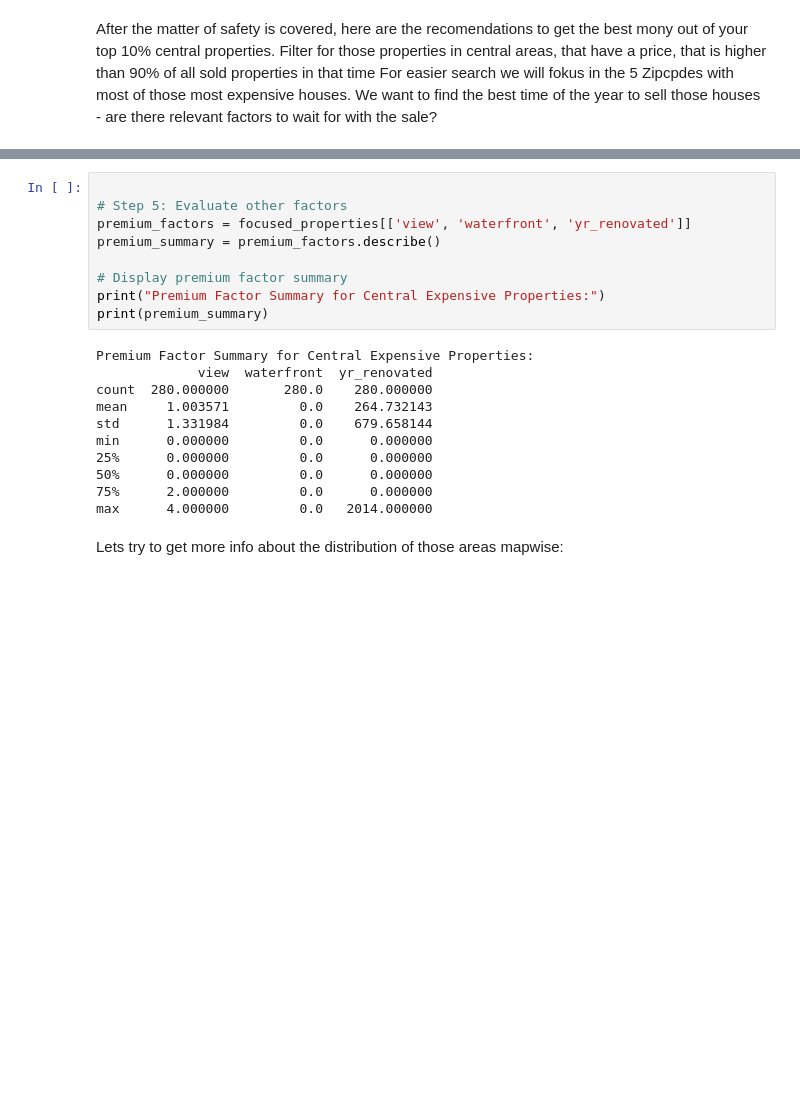
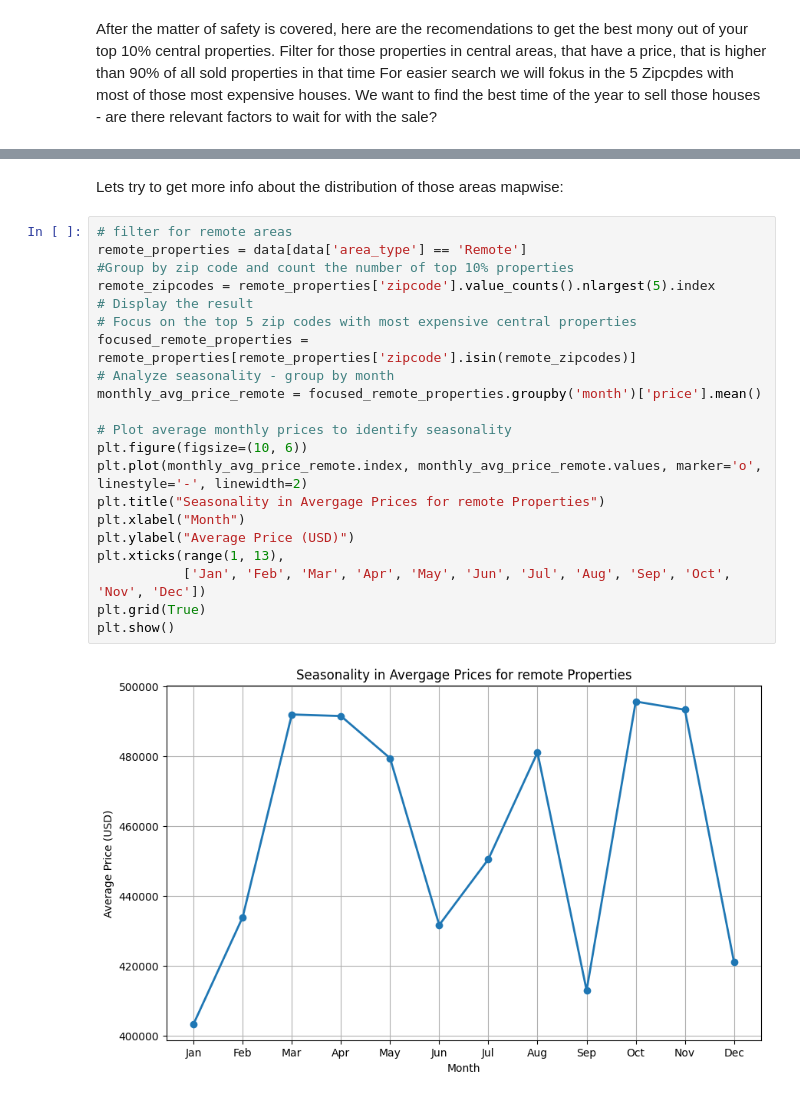
Before and after one commit to ImpromptuCode/dp-eda-project, a Jupyter notebook: test.ipynb, the cells around one changed output, grey strips where cells are left out. Cells and saved outputs as stored; diff of their text form; blank space fills up the shorter version.

```diff
--- a/test.ipynb
+++ b/test.ipynb
@@ -164,25 +214,28 @@ plt.grid(True)
 plt.show()
 # %% [output]
 [figure]
-# %%
-
-# Step 5: Evaluate other factors
-premium_factors = focused_properties[['view', 'waterfront', 'yr_renovated']]
-premium_summary = premium_factors.describe()
-
-# Display premium factor summary
-print("Premium Factor Summary for Central Expensive Properties:")
-print(premium_summary)
-# %% [output]
-Premium Factor Summary for Central Expensive Properties:
-             view  waterfront  yr_renovated
-count  280.000000       280.0    280.000000
-mean     1.003571         0.0    264.732143
-std      1.331984         0.0    679.658144
-min      0.000000         0.0      0.000000
-25%      0.000000         0.0      0.000000
-50%      0.000000         0.0      0.000000
-75%      2.000000         0.0      0.000000
-max      4.000000         0.0   2014.000000
 # %% [markdown]
 Lets try to get more info about the distribution of those areas mapwise:
+# %%
+# filter for remote areas
+remote_properties = data[data['area_type'] == 'Remote']
+#Group by zip code and count the number of top 10% properties
+remote_zipcodes = remote_properties['zipcode'].value_counts().nlargest(5).index
+# Display the result
+# Focus on the top 5 zip codes with most expensive central properties
+focused_remote_properties = remote_properties[remote_properties['zipcode'].isin(remote_zipcodes)]
+# Analyze seasonality - group by month
+monthly_avg_price_remote = focused_remote_properties.groupby('month')['price'].mean()
+
+# Plot average monthly prices to identify seasonality
+plt.figure(figsize=(10, 6))
+plt.plot(monthly_avg_price_remote.index, monthly_avg_price_remote.values, marker='o', linestyle='-', linewidth=2)
+plt.title("Seasonality in Avergage Prices for remote Properties")
+plt.xlabel("Month")
+plt.ylabel("Average Price (USD)")
+plt.xticks(range(1, 13),
+           ['Jan', 'Feb', 'Mar', 'Apr', 'May', 'Jun', 'Jul', 'Aug', 'Sep', 'Oct', 'Nov', 'Dec'])
+plt.grid(True)
+plt.show()
+# %% [output]
+[figure, added]
```
Also changed, not shown: parts of 5 cells of this notebook.
